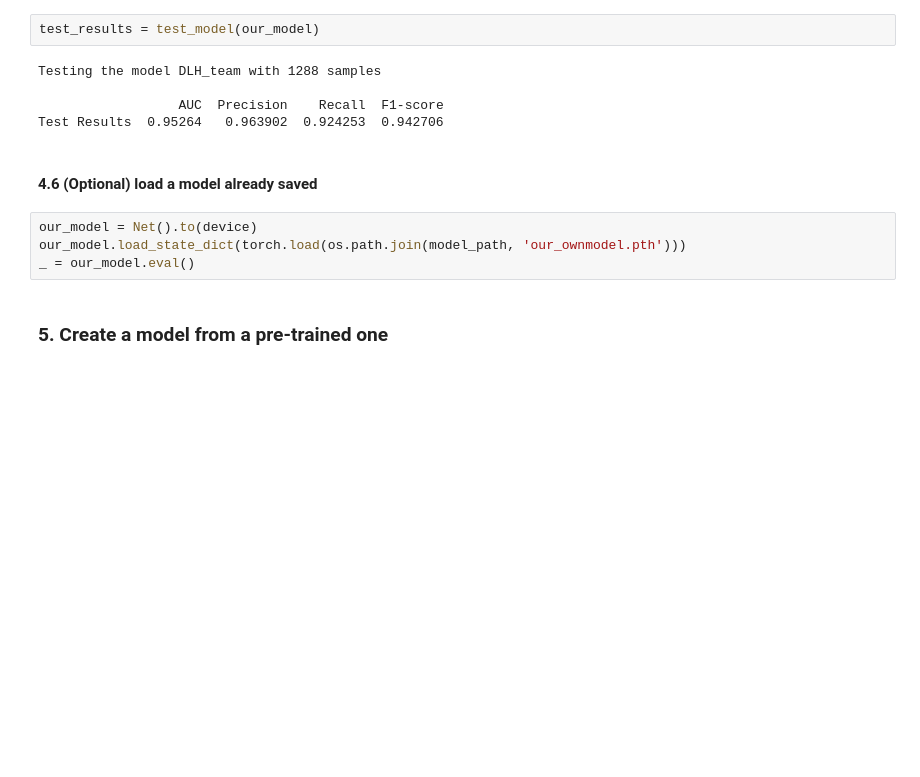
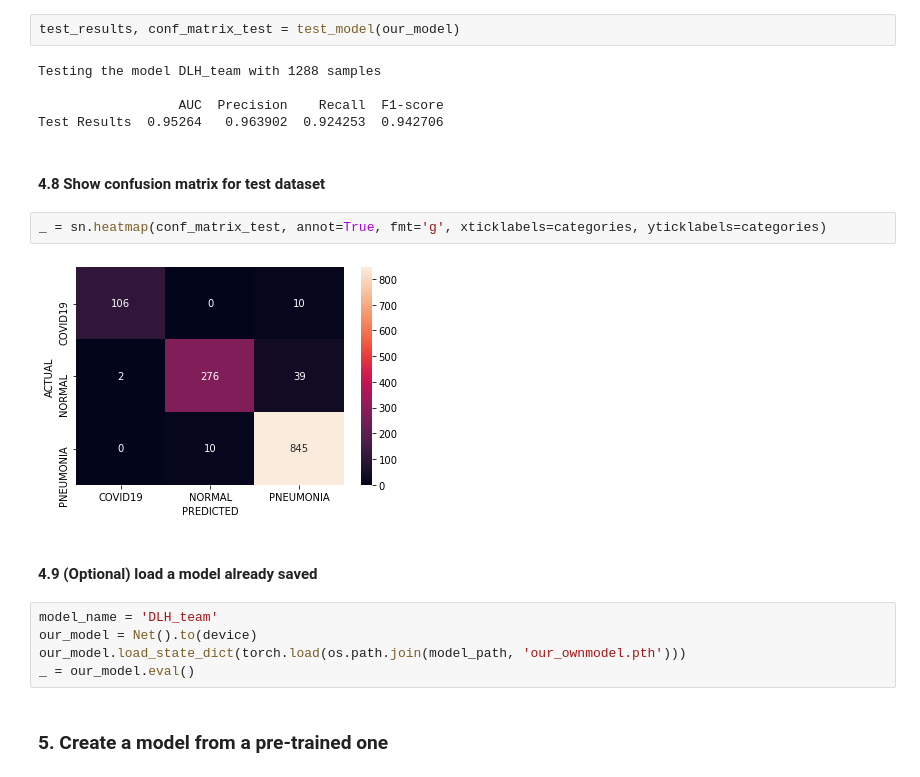
Before and after one commit to soudey123/COVID-19-CHEST-X-RAY-IMAGE-CLASSIFICATION, a Jupyter notebook: Gunther-Notebook.ipynb, the cells around one changed output. Cells and saved outputs as stored; diff of their text form; blank space fills up the shorter version.

```diff
--- a/Gunther-Notebook.ipynb
+++ b/Gunther-Notebook.ipynb
@@ -253,13 +275,20 @@ Average  0.971617   0.985292  0.960025  0.971470
 # %%
-test_results = test_model(our_model)
+test_results, conf_matrix_test = test_model(our_model)
 # %% [output]
 Testing the model DLH_team with 1288 samples
 
                   AUC  Precision    Recall  F1-score
 Test Results  0.95264   0.963902  0.924253  0.942706
+# %% [markdown]
+#### 4.8 Show confusion matrix for test dataset
+# %%
+_ = sn.heatmap(conf_matrix_test, annot=True, fmt='g', xticklabels=categories, yticklabels=categories)
+# %% [output]
+[figure, added]
 # %% [markdown]
-#### 4.6 (Optional) load a model already saved
+#### 4.9 (Optional) load a model already saved
 # %%
+model_name = 'DLH_team'
 our_model = Net().to(device)
 our_model.load_state_dict(torch.load(os.path.join(model_path, 'our_ownmodel.pth')))
 _ = our_model.eval()
```
Also changed, not shown: parts of 8 cells of this notebook.
